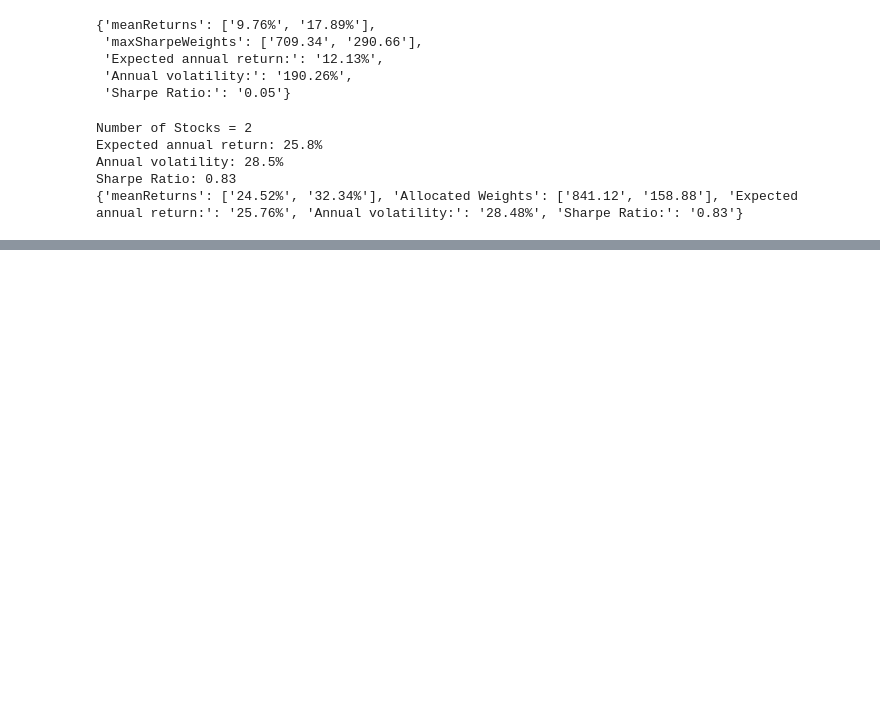
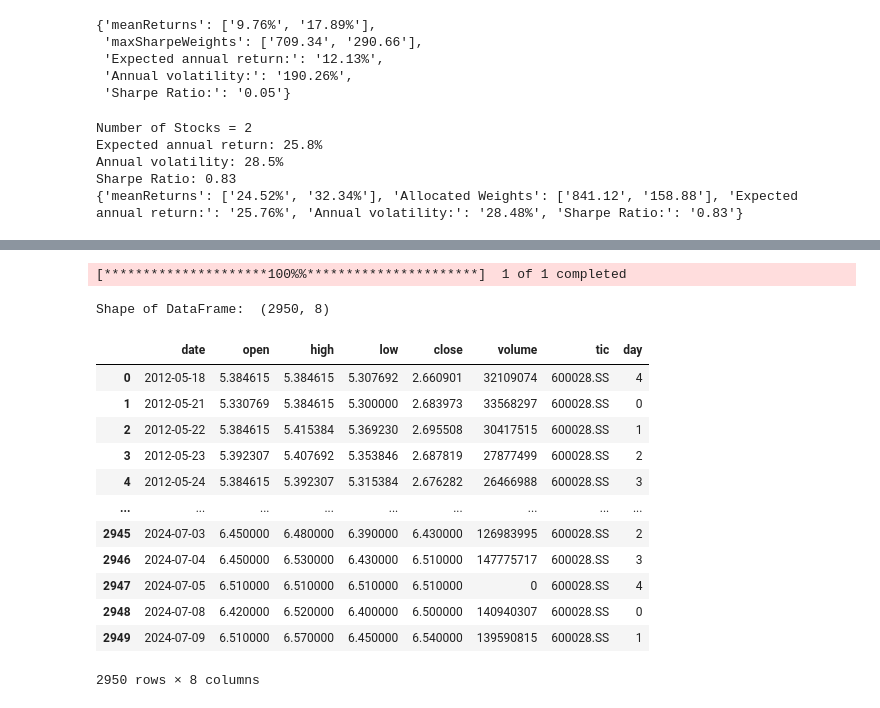
Before and after one commit to Zdong104/ZTrade, a Jupyter notebook: Computation/debug.ipynb, the cells around one changed output, grey strips where cells are left out. Saved outputs shown, nothing was run; the diff lists cells and outputs as text; code cells hidden in the pictures; blank space fills up the shorter version.

```diff
--- a/Computation/debug.ipynb
+++ b/Computation/debug.ipynb
@@ -491,0 +565,27 @@ Sharpe Ratio: 0.83
+# %%
+from finrl.meta.preprocessor.yahoodownloader import YahooDownloader
+
+
+START_DATE = '2012-05-18'
+END_DATE = datetime.today().strftime('%Y-%m-%d')
+
+test = YahooDownloader(start_date = START_DATE,
+                                end_date = END_DATE,
+                                ticker_list = ['600028.SS']).fetch_data()
+test
+# %% [output]
+[*********************100%%**********************]  1 of 1 completed
+Shape of DataFrame:  (2950, 8)
+|  | date | open | high | low | close | volume | tic | day |
+| 0 | 2012-05-18 | 5.384615 | 5.384615 | 5.307692 | 2.660901 | 32109074 | 600028.SS | 4 |
+| 1 | 2012-05-21 | 5.330769 | 5.384615 | 5.300000 | 2.683973 | 33568297 | 600028.SS | 0 |
+| 2 | 2012-05-22 | 5.384615 | 5.415384 | 5.369230 | 2.695508 | 30417515 | 600028.SS | 1 |
+| 3 | 2012-05-23 | 5.392307 | 5.407692 | 5.353846 | 2.687819 | 27877499 | 600028.SS | 2 |
+| 4 | 2012-05-24 | 5.384615 | 5.392307 | 5.315384 | 2.676282 | 26466988 | 600028.SS | 3 |
+| ... | ... | ... | ... | ... | ... | ... | ... | ... |
+| 2945 | 2024-07-03 | 6.450000 | 6.480000 | 6.390000 | 6.430000 | 126983995 | 600028.SS | 2 |
+| 2946 | 2024-07-04 | 6.450000 | 6.530000 | 6.430000 | 6.510000 | 147775717 | 600028.SS | 3 |
+| 2947 | 2024-07-05 | 6.510000 | 6.510000 | 6.510000 | 6.510000 | 0 | 600028.SS | 4 |
+| 2948 | 2024-07-08 | 6.420000 | 6.520000 | 6.400000 | 6.500000 | 140940307 | 600028.SS | 0 |
+| 2949 | 2024-07-09 | 6.510000 | 6.570000 | 6.450000 | 6.540000 | 139590815 | 600028.SS | 1 |
+2950 rows × 8 columns
```
Also changed, not shown: parts of 5 cells of this notebook, 6 other files.
